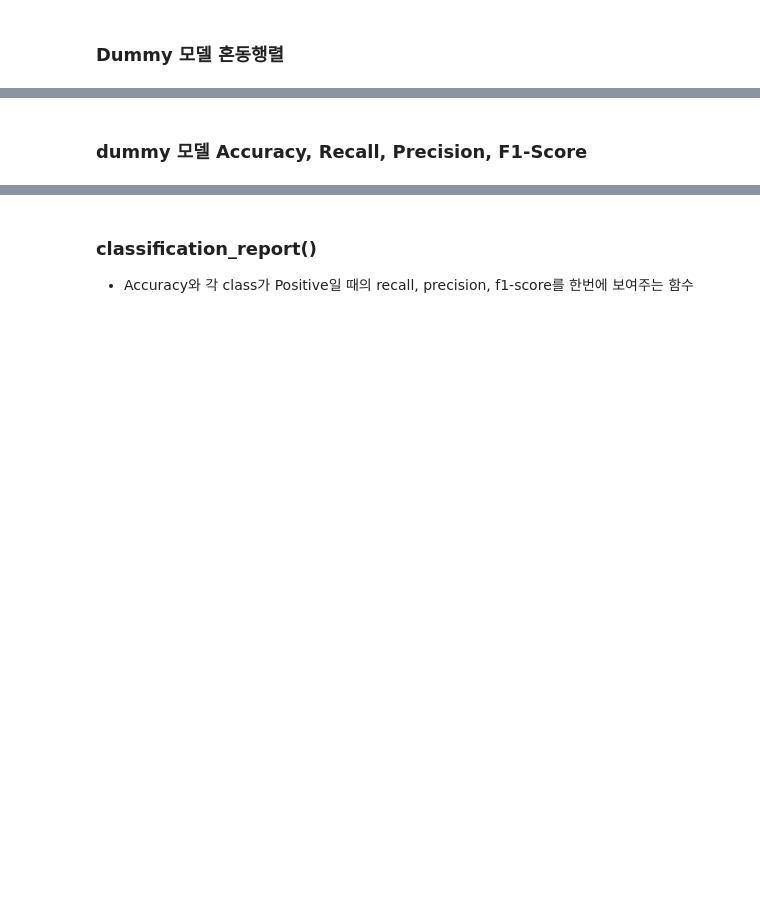
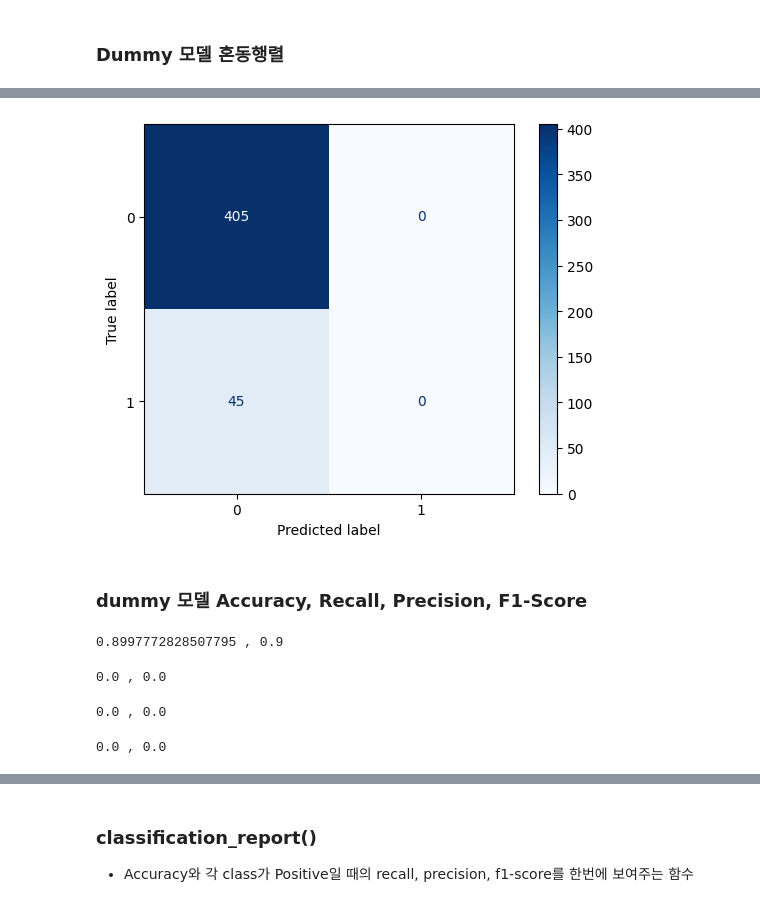
Before and after one commit to dawnhub/PLAYDATA-DA-35, a Jupyter notebook: classes/07_machine_learning/05_평가지표.ipynb, the cells around one changed output, grey strips where cells are left out. Drawn from its saved outputs; the diff is of its cells as text; code cells hidden in the pictures; blank space fills up the shorter version.

```diff
--- a/classes/07_machine_learning/05_평가지표.ipynb
+++ b/classes/07_machine_learning/05_평가지표.ipynb
@@ -188,2 +299,24 @@ plt.show()
+# %%
+#### test set
+disp_test = ConfusionMatrixDisplay(test_cm)
+disp_test.plot(cmap="Blues");
+# %% [output]
+[figure, added]
 # %% [markdown]
 ### dummy 모델 Accuracy, Recall, Precision, F1-Score
+# %%
+print(accuracy_score(y_train, pred_train), accuracy_score(y_test, pred_test), sep=" , ")
+# %% [output]
+0.8997772828507795 , 0.9
+# %%
+print(recall_score(y_train, pred_train), recall_score(y_test, pred_test), sep=" , ")
+# %% [output]
+0.0 , 0.0
+# %%
+print(precision_score(y_train, pred_train), precision_score(y_test, pred_test), sep=" , ")
+# %% [output]
+0.0 , 0.0
+# %%
+print(f1_score(y_train, pred_train), f1_score(y_test, pred_test), sep=" , ")
+# %% [output]
+0.0 , 0.0
```
Also changed, not shown: parts of 81 cells of this notebook, 18 other files.
